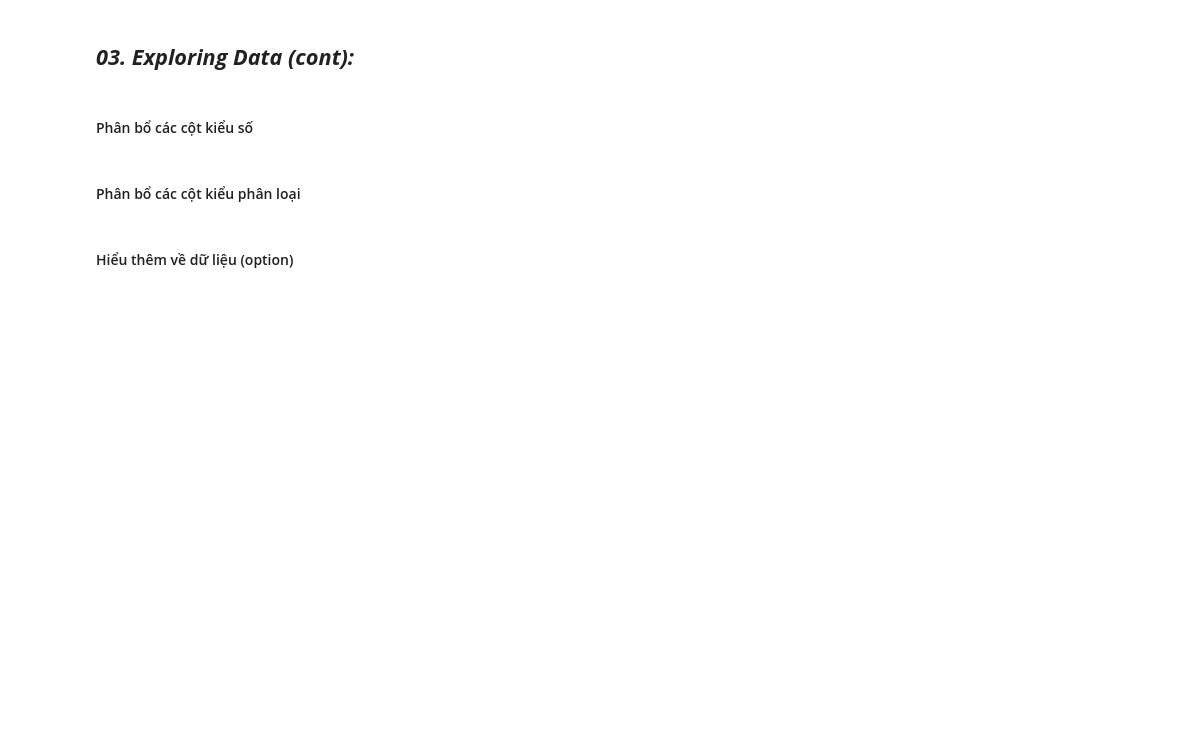
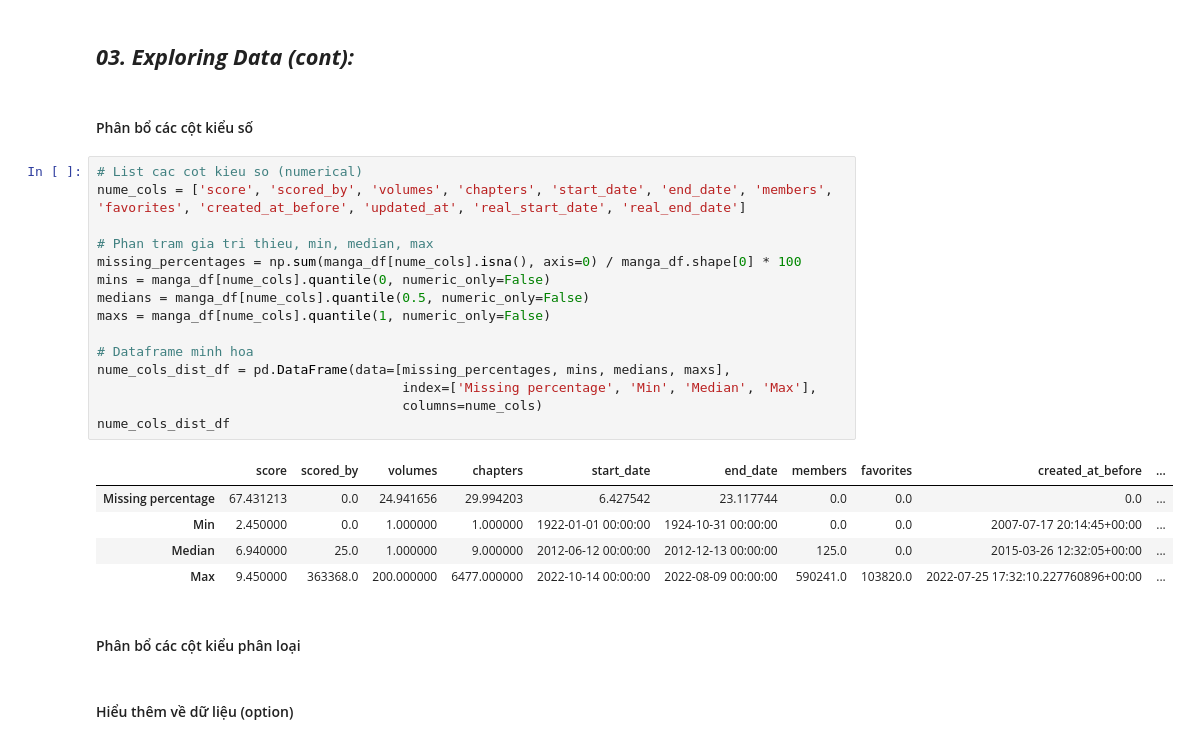
Before and after one commit to lengoctuong/Prj-Manga-Dataset_Programming4DS, a Jupyter notebook: 02_Exploring-Preprocessing-Data.ipynb, the cells around one changed output. Saved outputs shown, nothing was run; the diff lists cells and outputs as text; blank space fills up the shorter version.

Commit message:
[02.4]_numerical_distribution

```diff
--- a/02_Exploring-Preprocessing-Data.ipynb
+++ b/02_Exploring-Preprocessing-Data.ipynb
@@ -219,6 +219,27 @@ dtype: object
 ## **_03. Exploring Data (cont):_**
 # %% [markdown]
 #### Phân bổ các cột kiểu số
+# %%
+# List cac cot kieu so (numerical)
+nume_cols = ['score', 'scored_by', 'volumes', 'chapters', 'start_date', 'end_date', 'members', 'favorites', 'created_at_before', 'updated_at', 'real_start_date', 'real_end_date']
+
+# Phan tram gia tri thieu, min, median, max
+missing_percentages = np.sum(manga_df[nume_cols].isna(), axis=0) / manga_df.shape[0] * 100
+mins = manga_df[nume_cols].quantile(0, numeric_only=False)
+medians = manga_df[nume_cols].quantile(0.5, numeric_only=False)
+maxs = manga_df[nume_cols].quantile(1, numeric_only=False)
+
+# Dataframe minh hoa
+nume_cols_dist_df = pd.DataFrame(data=[missing_percentages, mins, medians, maxs],
+                                       index=['Missing percentage', 'Min', 'Median', 'Max'],
+                                       columns=nume_cols)
+nume_cols_dist_df
+# %% [output]
+|  | score | scored_by | volumes | chapters | start_date | end_date | members | favorites | created_at_before | ... |
+| Missing percentage | 67.431213 | 0.0 | 24.941656 | 29.994203 | 6.427542 | 23.117744 | 0.0 | 0.0 | 0.0 | ... |
+| Min | 2.450000 | 0.0 | 1.000000 | 1.000000 | 1922-01-01 00:00:00 | 1924-10-31 00:00:00 | 0.0 | 0.0 | 2007-07-17 20:14:45+00:00 | ... |
+| Median | 6.940000 | 25.0 | 1.000000 | 9.000000 | 2012-06-12 00:00:00 | 2012-12-13 00:00:00 | 125.0 | 0.0 | 2015-03-26 12:32:05+00:00 | ... |
+| Max | 9.450000 | 363368.0 | 200.000000 | 6477.000000 | 2022-10-14 00:00:00 | 2022-08-09 00:00:00 | 590241.0 | 103820.0 | 2022-07-25 17:32:10.227760896+00:00 | ... |
 # %% [markdown]
 #### Phân bổ các cột kiểu phân loại
 # %% [markdown]
```
Also changed, not shown: parts of 2 cells of this notebook.
